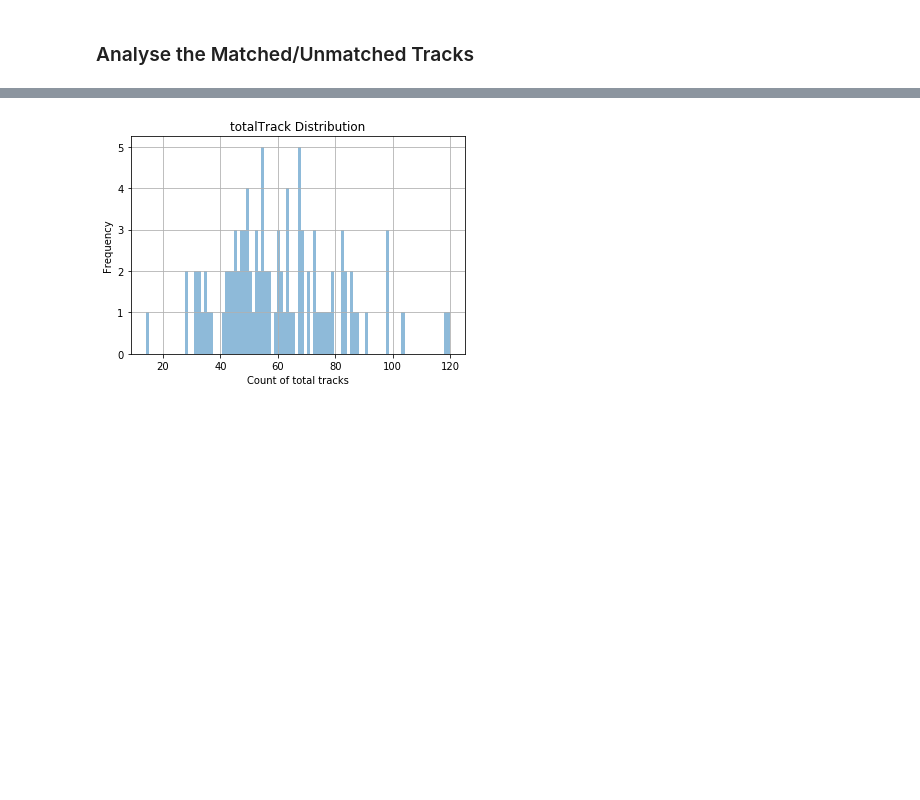
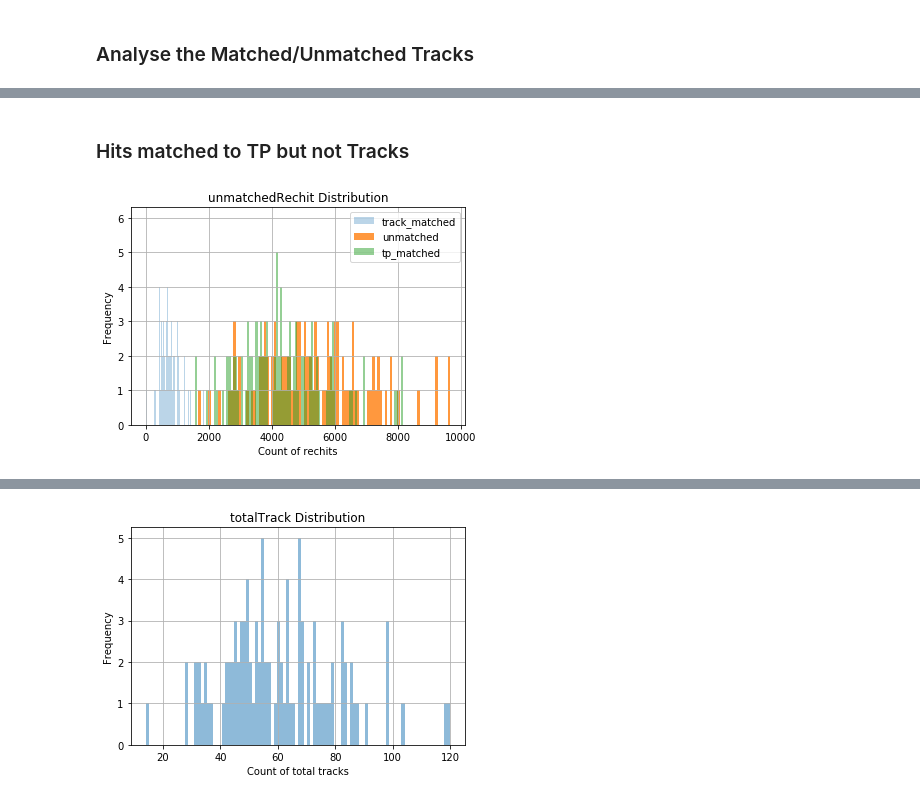
Before and after one commit to SwapneelM/TrackingNtuples, a Jupyter notebook: TrackingNtuples/scripts/Tracking Data Visualizer v2.ipynb, the cells around one changed output, grey strips where cells are left out. Cells and saved outputs as stored; diff of their text form; code cells hidden in the pictures; blank space fills up the shorter version.

```diff
--- a/TrackingNtuples/scripts/Tracking Data Visualizer v2.ipynb
+++ b/TrackingNtuples/scripts/Tracking Data Visualizer v2.ipynb
@@ -570,3 +548,29 @@ for key in rechit_count_.keys():
+# %% [markdown]
+### Hits matched to TP but not Tracks
+# %%
+%matplotlib inline
+
+for ind_1 in range(len(rechit_count_['unmatched'])):
+    #for ind_2 in range(len(rechit_count_['unmatched'][ind_1])):
+    if rechit_count_['tp_matched'][ind_1] > rechit_count_['unmatched'][ind_1]:
+        print "Error!"
+
+ax_ = plt.subplot()
+ax_.hist(rechit_count_['track_matched'], histtype='stepfilled', bins=len(rechit_count_[key]),
+         orientation='vertical', alpha=0.3, label='track_matched')
+ax_.hist(rechit_count_['unmatched'], histtype='stepfilled', bins=len(rechit_count_[key]),
+         orientation='vertical', alpha=0.8, label='unmatched')
+ax_.hist(rechit_count_['tp_matched'], histtype='stepfilled', bins=len(rechit_count_[key]),
+         orientation='vertical', alpha=0.5, label='tp_matched')
+plt.grid(True)
+plt.legend()
+plt.ylabel('Frequency')
+plt.xlabel('Count of rechits')
+plt.title(key + 'Rechit Distribution')
+plt.savefig('plots/' + gen_event_ + '/rechits/' + key + 'rechits')
+plt.show()
+# %% [output]
+[figure, added]
 # %%
 %%time
 '''
```
Also changed, not shown: parts of 33 cells of this notebook, 6 other files.
